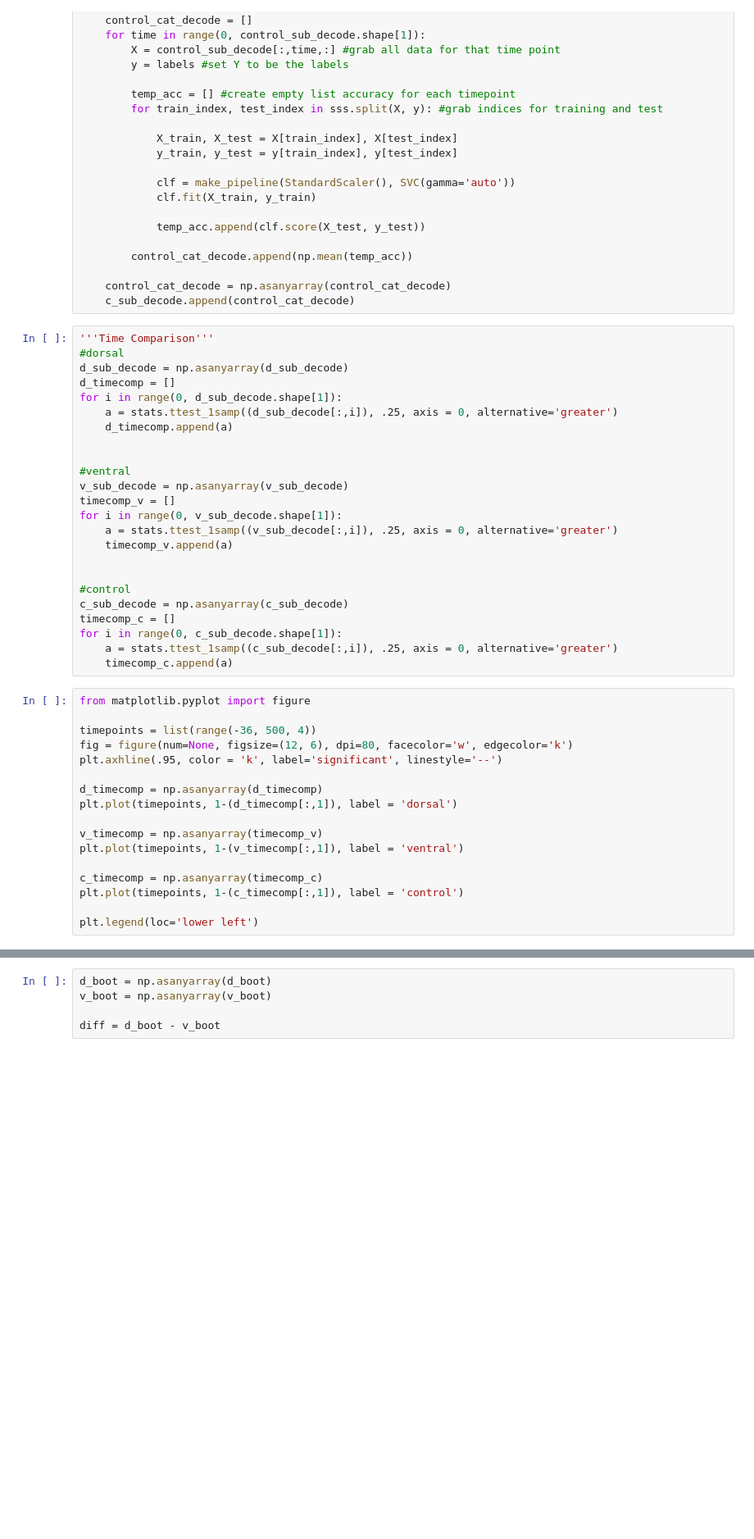
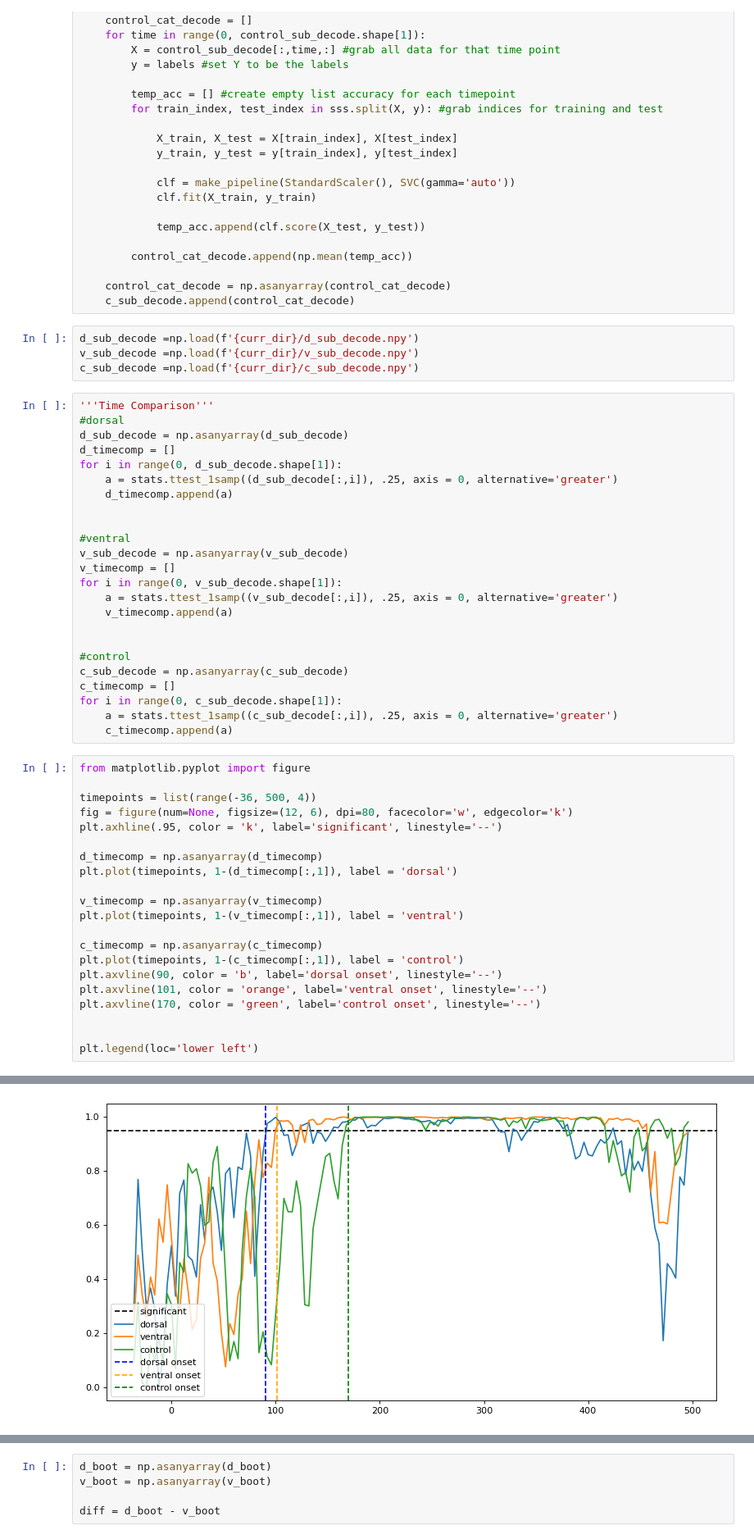
Before and after one commit to vayzenb/pepdoc, a Jupyter notebook: analysis/pepdoc_ana.ipynb, the cells around one changed output, grey strips where cells are left out. Shown at 82% size. Saved outputs shown, nothing was run; the diff lists cells and outputs as text; blank space fills up the shorter version.

```diff
--- a/analysis/pepdoc_ana.ipynb
+++ b/analysis/pepdoc_ana.ipynb
@@ -183,6 +184,10 @@ for control_sub_decode in all_sub_control: # for loop print each iteration of th
 
     control_cat_decode = np.asanyarray(control_cat_decode)
     c_sub_decode.append(control_cat_decode)
+# %%
+d_sub_decode =np.load(f'{curr_dir}/d_sub_decode.npy')
+v_sub_decode =np.load(f'{curr_dir}/v_sub_decode.npy')
+c_sub_decode =np.load(f'{curr_dir}/c_sub_decode.npy')
 # %%
 '''Time Comparison'''
 #dorsal
@@ -195,18 +200,18 @@ for i in range(0, d_sub_decode.shape[1]):
 
 #ventral
 v_sub_decode = np.asanyarray(v_sub_decode)
-timecomp_v = []
+v_timecomp = []
 for i in range(0, v_sub_decode.shape[1]):
     a = stats.ttest_1samp((v_sub_decode[:,i]), .25, axis = 0, alternative='greater')
-    timecomp_v.append(a)
+    v_timecomp.append(a)
 
 
 #control
 c_sub_decode = np.asanyarray(c_sub_decode)
-timecomp_c = []
+c_timecomp = []
 for i in range(0, c_sub_decode.shape[1]):
     a = stats.ttest_1samp((c_sub_decode[:,i]), .25, axis = 0, alternative='greater')
-    timecomp_c.append(a)
+    c_timecomp.append(a)
 # %%
 from matplotlib.pyplot import figure
 
@@ -217,10 +222,15 @@ plt.axhline(.95, color = 'k', label='significant', linestyle='--')
 d_timecomp = np.asanyarray(d_timecomp)
 plt.plot(timepoints, 1-(d_timecomp[:,1]), label = 'dorsal')
 
-v_timecomp = np.asanyarray(timecomp_v)
+v_timecomp = np.asanyarray(v_timecomp)
 plt.plot(timepoints, 1-(v_timecomp[:,1]), label = 'ventral')
 
-c_timecomp = np.asanyarray(timecomp_c)
+c_timecomp = np.asanyarray(c_timecomp)
 plt.plot(timepoints, 1-(c_timecomp[:,1]), label = 'control')
+plt.axvline(90, color = 'b', label='dorsal onset', linestyle='--')
+plt.axvline(101, color = 'orange', label='ventral onset', linestyle='--')
+plt.axvline(170, color = 'green', label='control onset', linestyle='--')
+
 
 plt.legend(loc='lower left')
+# %% [output]
@@ -227,3 +238,4 @@ plt.legend(loc='lower left')
+[figure, added]
 # %%
 timepoints = list(range(-36, 500, 4))
 plt.xlabel('time (ms)')
```
Also changed, not shown: parts of 21 cells of this notebook.
